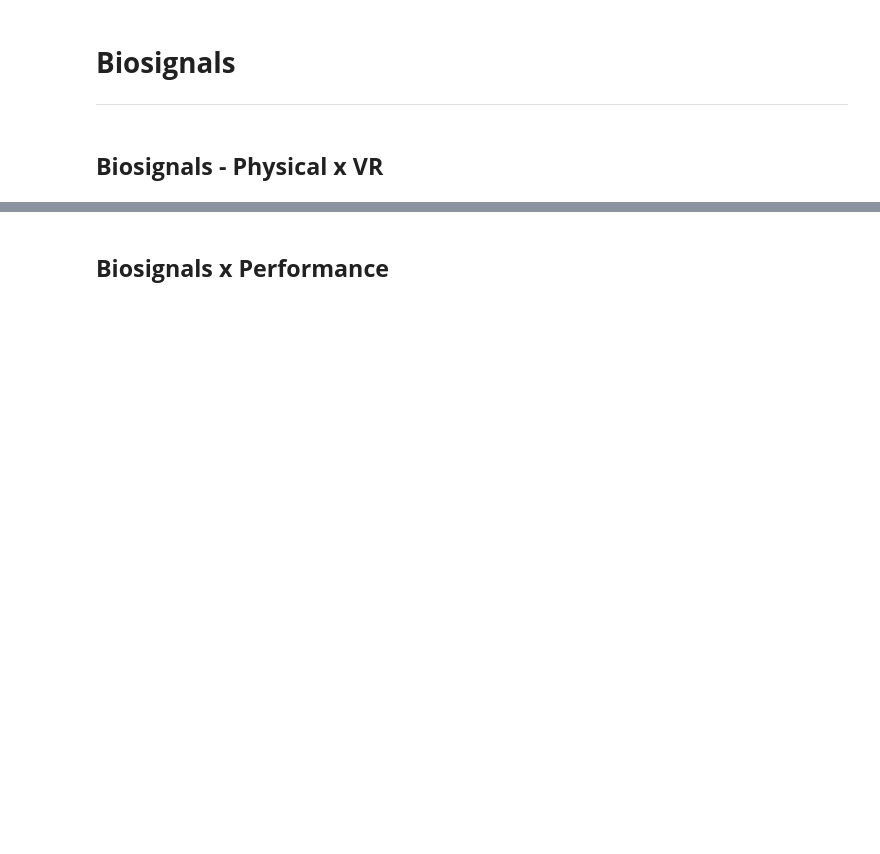
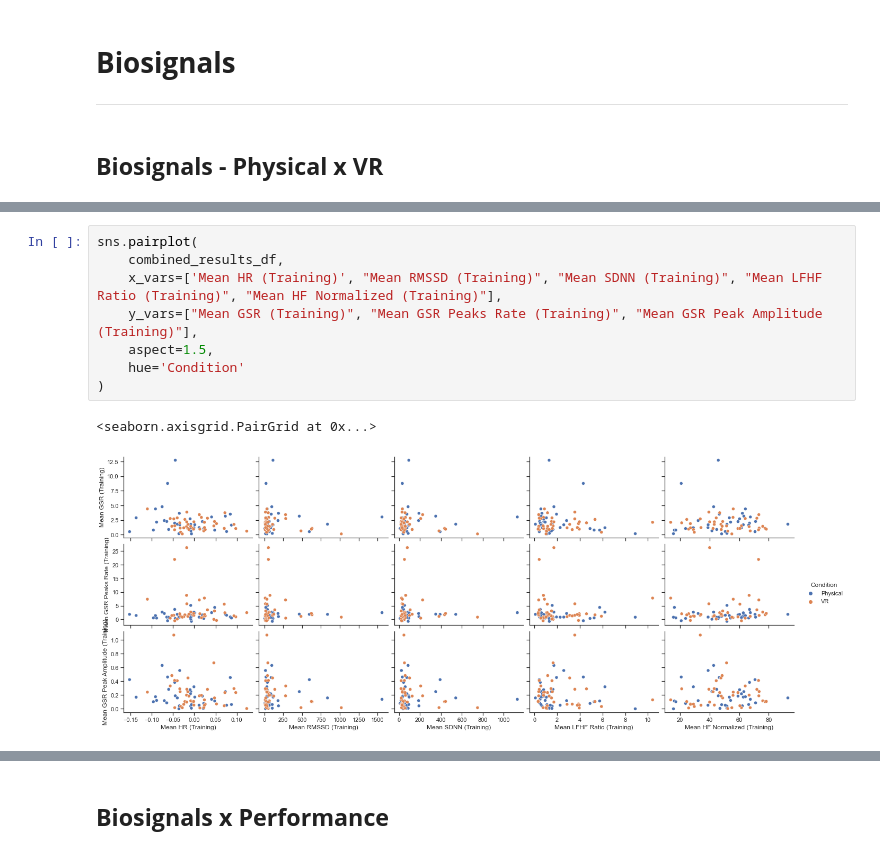
Before and after one commit to karmakomik/BuzzwireExperimentDataAnalysis, a Jupyter notebook: Dec2021ExperimentResults/iMotionsData/BuzzwireStats.ipynb, the cells around one changed output, grey strips where cells are left out. Cells and saved outputs as stored; diff of their text form; blank space fills up the shorter version.

```diff
--- a/Dec2021ExperimentResults/iMotionsData/BuzzwireStats.ipynb
+++ b/Dec2021ExperimentResults/iMotionsData/BuzzwireStats.ipynb
@@ -257,3 +368,14 @@ Statistical significance -  MannwhitneyuResult(statistic=773.0, pvalue=0.4745895
+# %%
+sns.pairplot(
+    combined_results_df,
+    x_vars=['Mean HR (Training)', "Mean RMSSD (Training)", "Mean SDNN (Training)", "Mean LFHF Ratio (Training)", "Mean HF Normalized (Training)"],
+    y_vars=["Mean GSR (Training)", "Mean GSR Peaks Rate (Training)", "Mean GSR Peak Amplitude (Training)"],
+    aspect=1.5,
+    hue='Condition'
+)
+# %% [output]
+<seaborn.axisgrid.PairGrid at 0x...>
+[figure, added]
 # %%
 print('HR \n-----')
 #Mean HR
```
Also changed, not shown: parts of 50 cells of this notebook, 1 other file.
